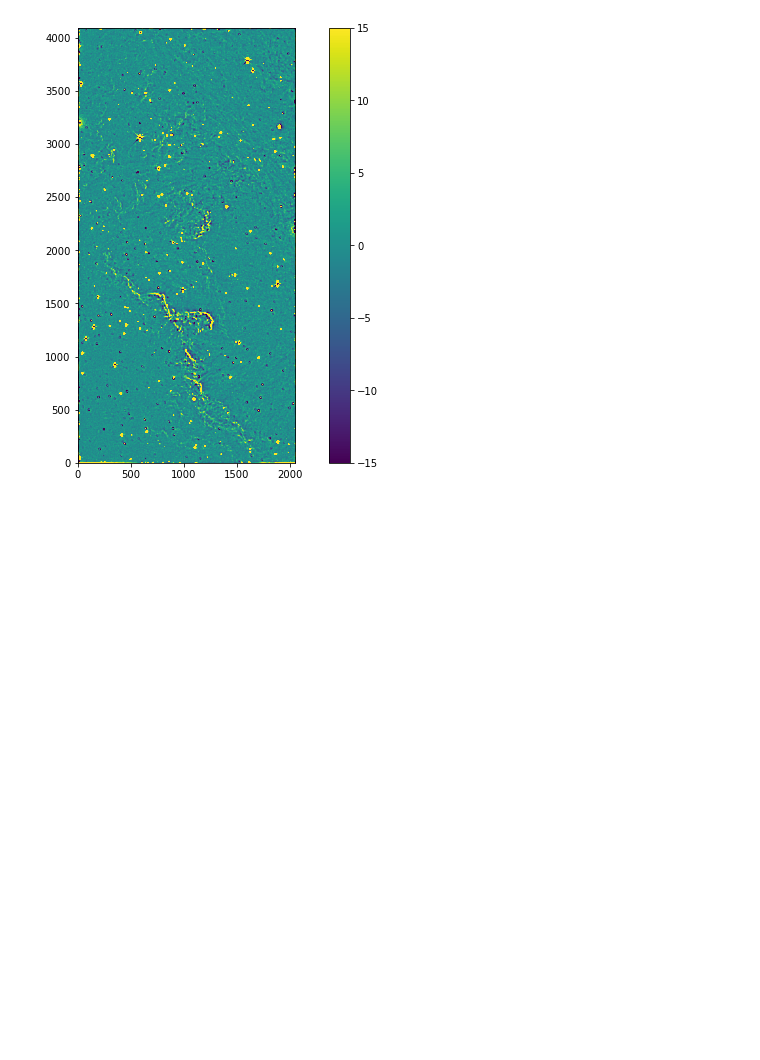
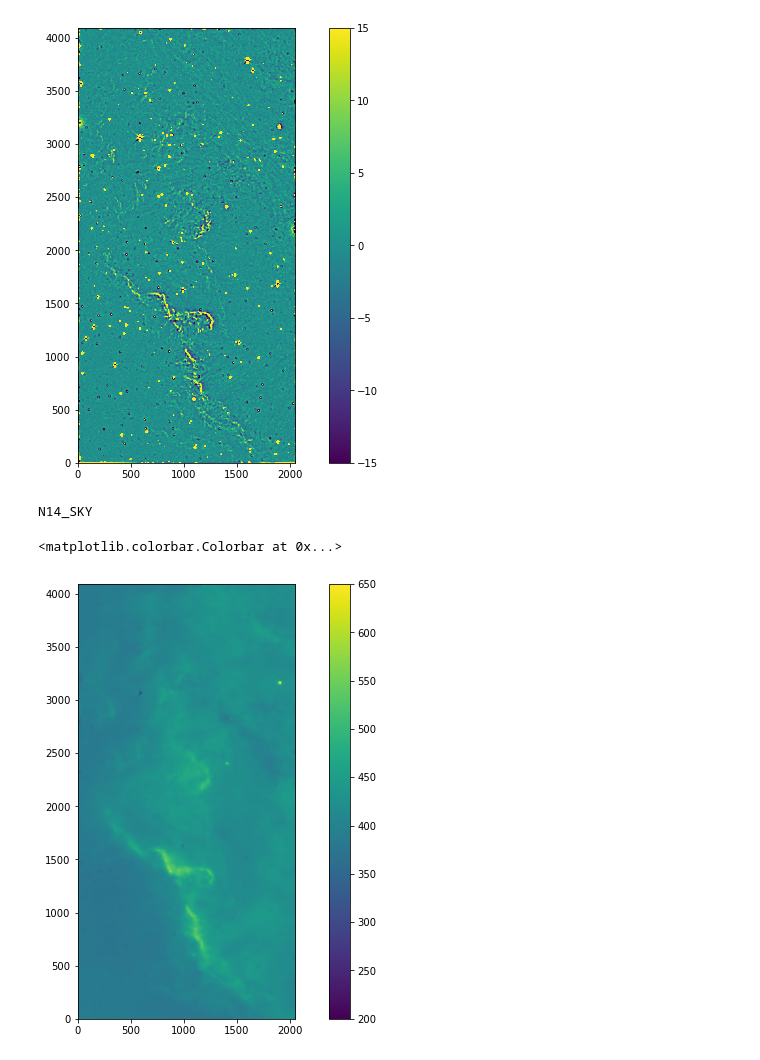
Before and after one commit to megan-the-astronomer/structured_backgrounds, a Jupyter notebook: understanding mod data format.ipynb, the cells around one changed output. Saved outputs shown, nothing was run; the diff lists cells and outputs as text; code cells hidden in the pictures; blank space fills up the shorter version.

```diff
--- a/understanding mod data format.ipynb
+++ b/understanding mod data format.ipynb
@@ -112,3 +112,15 @@ plt.colorbar()
 # %% [output]
 <matplotlib.colorbar.Colorbar at 0x...>
 [figure]
+# %%
+# for curiosity, what do the other extensions look like?
+
+print(mod_dat[303].header['EXTNAME'])
+
+plt.figure(figsize=(12,8))
+plt.imshow(mod_dat[303].data, origin='lower', vmin=200, vmax=650)
+plt.colorbar()
+# %% [output]
+N14_SKY
+<matplotlib.colorbar.Colorbar at 0x...>
+[figure, added]
```
Also changed, not shown: parts of 12 cells of this notebook.
